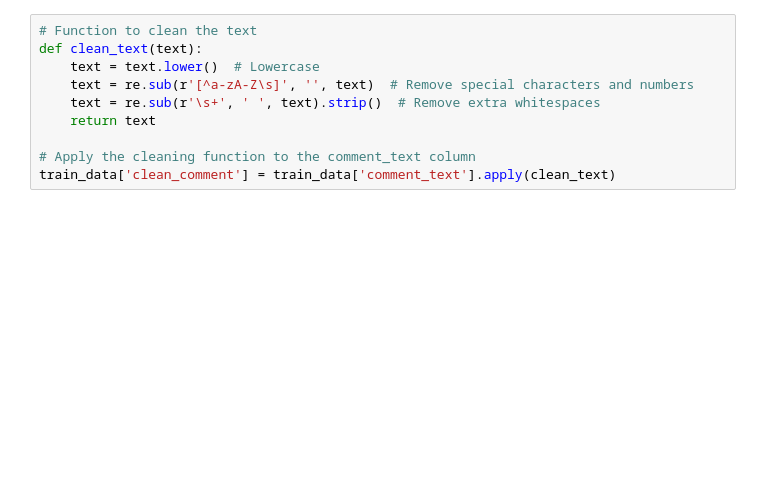
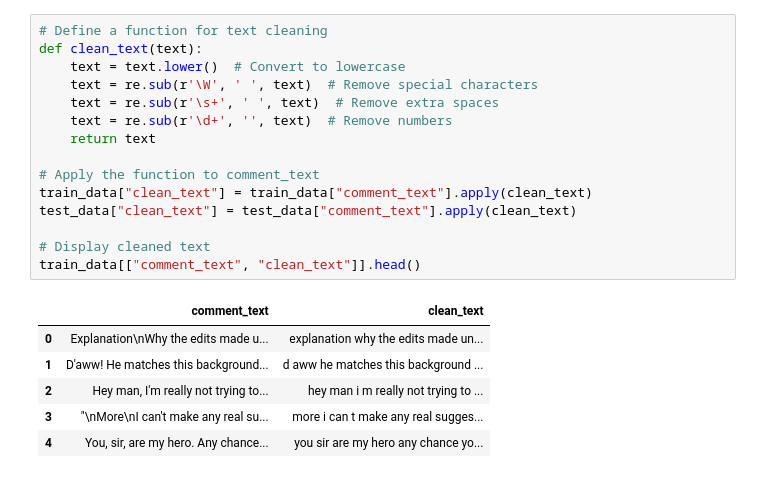
Before and after one commit to prakashwaddar628/Toxic-Comment-Classifier, a Jupyter notebook: main.ipynb, the cells around one changed output. Saved outputs shown, nothing was run; the diff lists cells and outputs as text; blank space fills up the shorter version.

```diff
--- a/main.ipynb
+++ b/main.ipynb
@@ -140,11 +112,23 @@ plt.show()
 # %%
-# Function to clean the text
+# Define a function for text cleaning
 def clean_text(text):
-    text = text.lower()  # Lowercase
-    text = re.sub(r'[^a-zA-Z\s]', '', text)  # Remove special characters and numbers
-    text = re.sub(r'\s+', ' ', text).strip()  # Remove extra whitespaces
+    text = text.lower()  # Convert to lowercase
+    text = re.sub(r'\W', ' ', text)  # Remove special characters
+    text = re.sub(r'\s+', ' ', text)  # Remove extra spaces
+    text = re.sub(r'\d+', '', text)  # Remove numbers
     return text
 
-# Apply the cleaning function to the comment_text column
-train_data['clean_comment'] = train_data['comment_text'].apply(clean_text)
+# Apply the function to comment_text
+train_data["clean_text"] = train_data["comment_text"].apply(clean_text)
+test_data["clean_text"] = test_data["comment_text"].apply(clean_text)
+
+# Display cleaned text
+train_data[["comment_text", "clean_text"]].head()
+# %% [output]
+|  | comment_text | clean_text |
+| 0 | Explanation\nWhy the edits made u... | explanation why the edits made un... |
+| 1 | D'aww! He matches this background... | d aww he matches this background ... |
+| 2 | Hey man, I'm really not trying to... | hey man i m really not trying to ... |
+| 3 | "\nMore\nI can't make any real su... | more i can t make any real sugges... |
+| 4 | You, sir, are my hero. Any chance... | you sir are my hero any chance yo... |
 # %%
```
Also changed, not shown: parts of 27 cells of this notebook, 4 other files.
